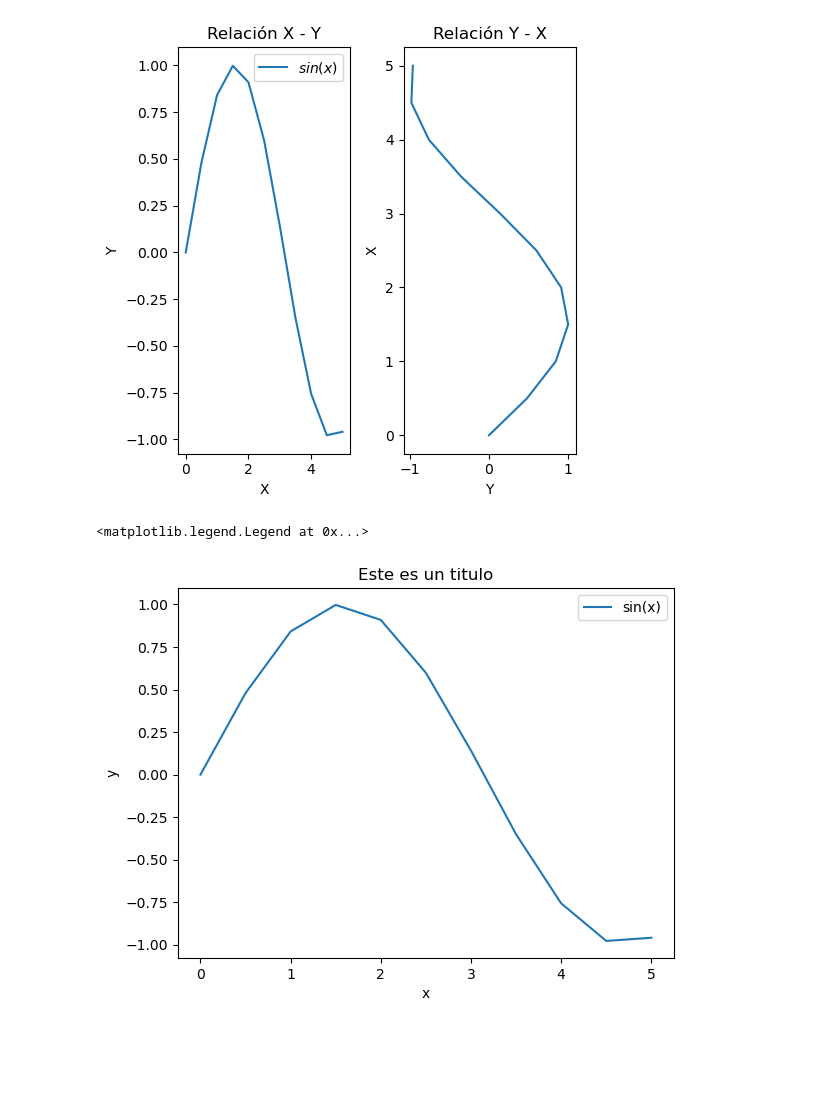
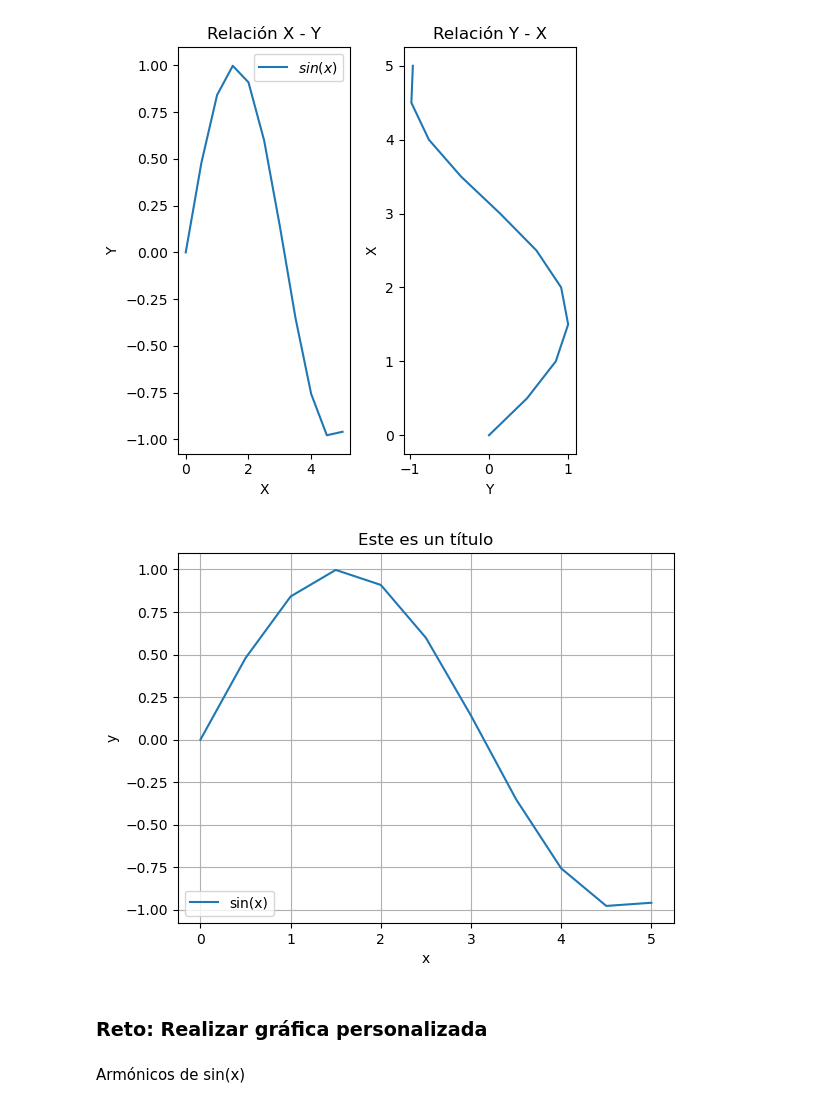
Before and after one commit to jcmefra/curso_matplotlib_seaborn, a Jupyter notebook: Clase6_leyendas_etiquetas.ipynb, the cells around one changed output. Drawn from its saved outputs; the diff is of its cells as text; code cells hidden in the pictures; blank space fills up the shorter version.

```diff
--- a/Clase6_leyendas_etiquetas.ipynb
+++ b/Clase6_leyendas_etiquetas.ipynb
@@ -26,9 +37,13 @@ fig.tight_layout()    # Para evitar superposición de elementos
 # %%
 plt.plot(x, y, label='sin(x)')   # Graficamos la función y = sin(x)
 plt.title('Este es un título')   # Establecemos el título del gráfico
 plt.xlabel('x')   # Etiqueta del eje x
 plt.ylabel('y')   # Etiqueta del eje y
-plt.legend()   # Agregamos la leyenda al gráfico
+plt.legend(loc = 'lower left')   # Agregamos la leyenda al gráfico
+plt.grid()
 # %% [output]
-<matplotlib.legend.Legend at 0x...>
-[figure, old version]
+[figure, new version]
+# %% [markdown]
+### Reto: Realizar gráfica personalizada
+# %% [markdown]
+Armónicos de sin(x)
```
Also changed, not shown: parts of 4 cells of this notebook, 1 other file.
